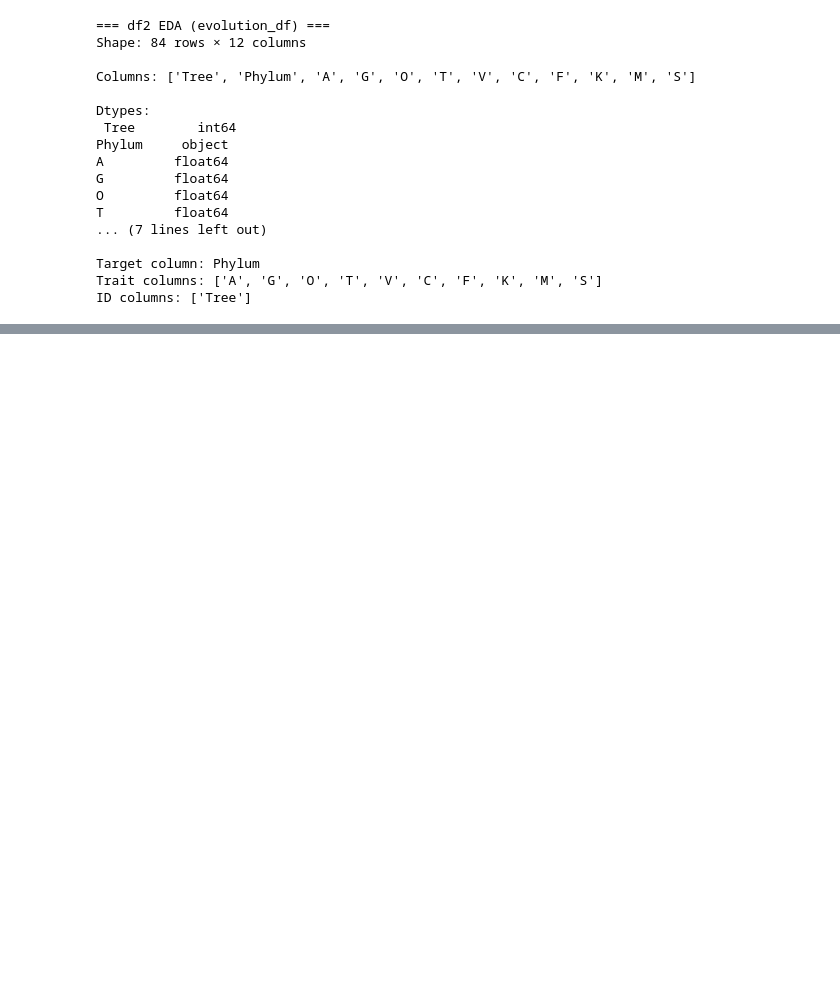
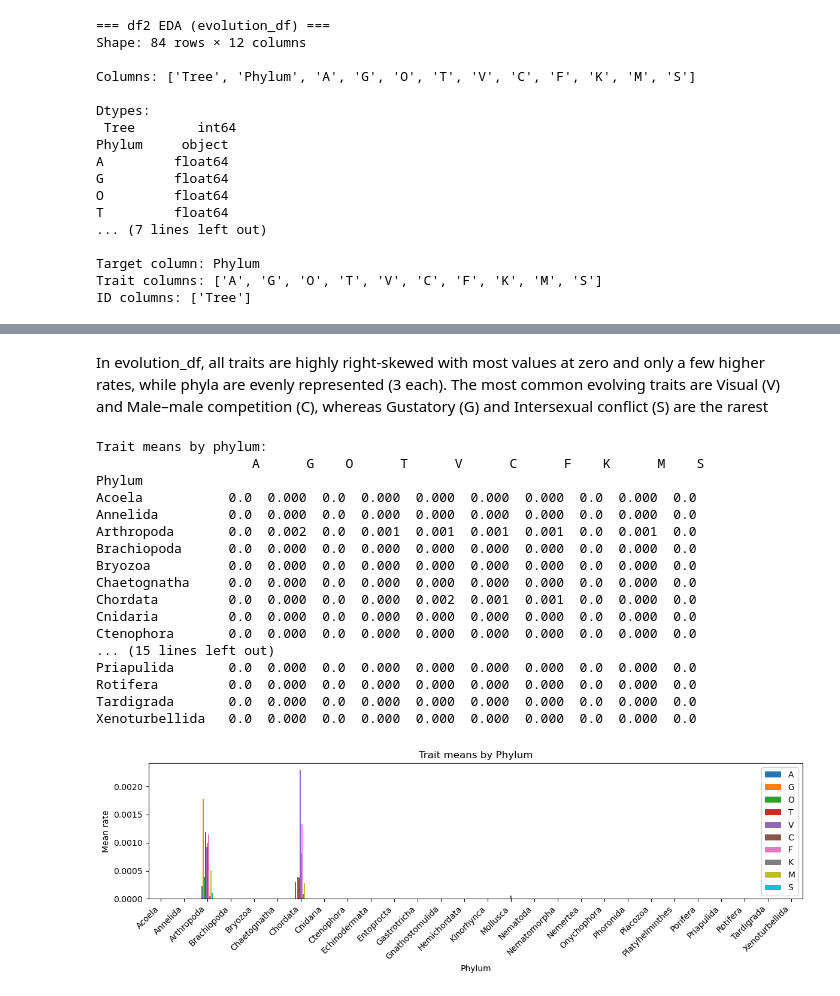
Before and after one commit to INFO-523-SU25/final-project-thompson, a Jupyter notebook: full_dataanalysis.ipynb, the cells around one changed output, grey strips where cells are left out. Saved outputs shown, nothing was run; the diff lists cells and outputs as text; code cells hidden in the pictures; blank space fills up the shorter version.

Commit message:
finished EDA report including evolution

```diff
--- a/full_dataanalysis.ipynb
+++ b/full_dataanalysis.ipynb
@@ -437,0 +532,16 @@ ID columns: ['Tree']
+# %%
+#outlier scan (IQR) – continuous traits only
+print("\nOutlier scan (IQR):")
+for col in numeric_df.columns:
+    if col in id_cols:  # skip ID
+        print(f"{col}: skipped (ID)")
+        continue
+    Q1 = df2[col].quantile(0.25)
+    Q3 = df2[col].quantile(0.75)
+    IQR = Q3 - Q1
+    lo = Q1 - 1.5*IQR
+    hi = Q3 + 1.5*IQR
+    mask = (df2[col] < lo) | (df2[col] > hi)
+    cnt = int(mask.sum())
+    pct = 100*cnt/len(df2)
+    print(f"{col}: {cnt} outliers ({pct:.2f}%)")
@@ -437,0 +725,33 @@ ID columns: ['Tree']
+# %% [markdown]
+In evolution_df, all traits are highly right-skewed with most values at zero and only a few higher rates, while phyla are evenly represented (3 each). The most common evolving traits are Visual (V) and Male–male competition (C), whereas Gustatory (G) and Intersexual conflict (S) are the rarest
+# %%
+#trait means by phylum
+if target_col and cont_cols:
+    means_by_phylum = df2.groupby(target_col)[cont_cols].mean().sort_index()
+    print("\nTrait means by phylum:\n", means_by_phylum.round(3))
+
+    ax = means_by_phylum.plot(kind='bar', figsize=(12, max(4, 0.35*len(means_by_phylum.columns))))
+    ax.set_title(f"Trait means by {target_col}")
+    ax.set_ylabel("Mean rate")
+    plt.xticks(rotation=45, ha='right')
+    plt.tight_layout()
+    plt.show()
+# %% [output]
+Trait means by phylum:
+                    A      G    O      T      V      C      F    K      M    S
+Phylum
+Acoela           0.0  0.000  0.0  0.000  0.000  0.000  0.000  0.0  0.000  0.0
+Annelida         0.0  0.000  0.0  0.000  0.000  0.000  0.000  0.0  0.000  0.0
+Arthropoda       0.0  0.002  0.0  0.001  0.001  0.001  0.001  0.0  0.001  0.0
+Brachiopoda      0.0  0.000  0.0  0.000  0.000  0.000  0.000  0.0  0.000  0.0
+Bryozoa          0.0  0.000  0.0  0.000  0.000  0.000  0.000  0.0  0.000  0.0
+Chaetognatha     0.0  0.000  0.0  0.000  0.000  0.000  0.000  0.0  0.000  0.0
+Chordata         0.0  0.000  0.0  0.000  0.002  0.001  0.001  0.0  0.000  0.0
+Cnidaria         0.0  0.000  0.0  0.000  0.000  0.000  0.000  0.0  0.000  0.0
+Ctenophora       0.0  0.000  0.0  0.000  0.000  0.000  0.000  0.0  0.000  0.0
+... (15 lines left out)
+Priapulida       0.0  0.000  0.0  0.000  0.000  0.000  0.000  0.0  0.000  0.0
+Rotifera         0.0  0.000  0.0  0.000  0.000  0.000  0.000  0.0  0.000  0.0
+Tardigrada       0.0  0.000  0.0  0.000  0.000  0.000  0.000  0.0  0.000  0.0
+Xenoturbellida   0.0  0.000  0.0  0.000  0.000  0.000  0.000  0.0  0.000  0.0
+[figure, added]
```
Also changed, not shown: parts of 24 cells of this notebook.
